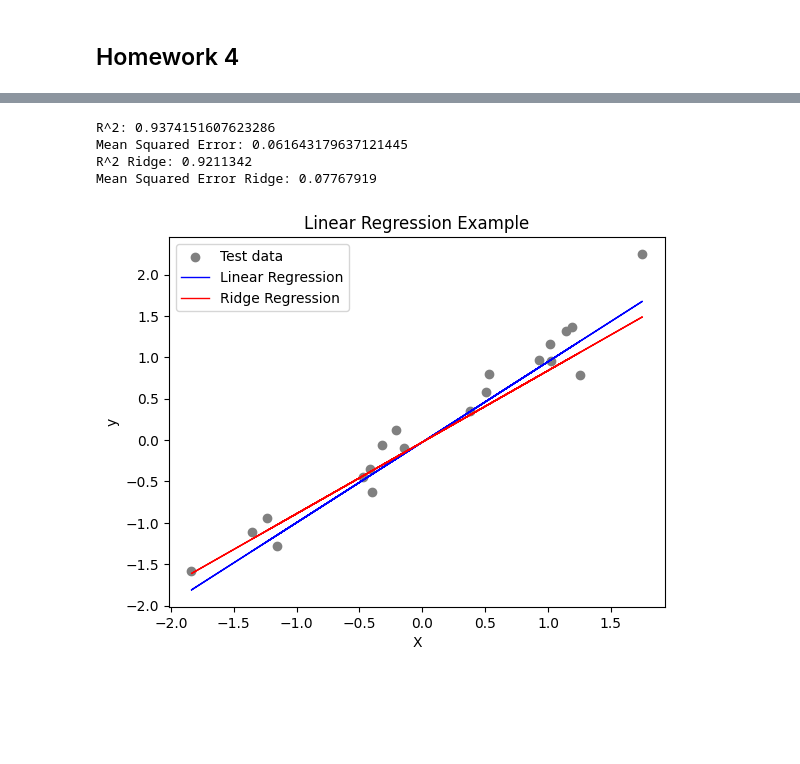
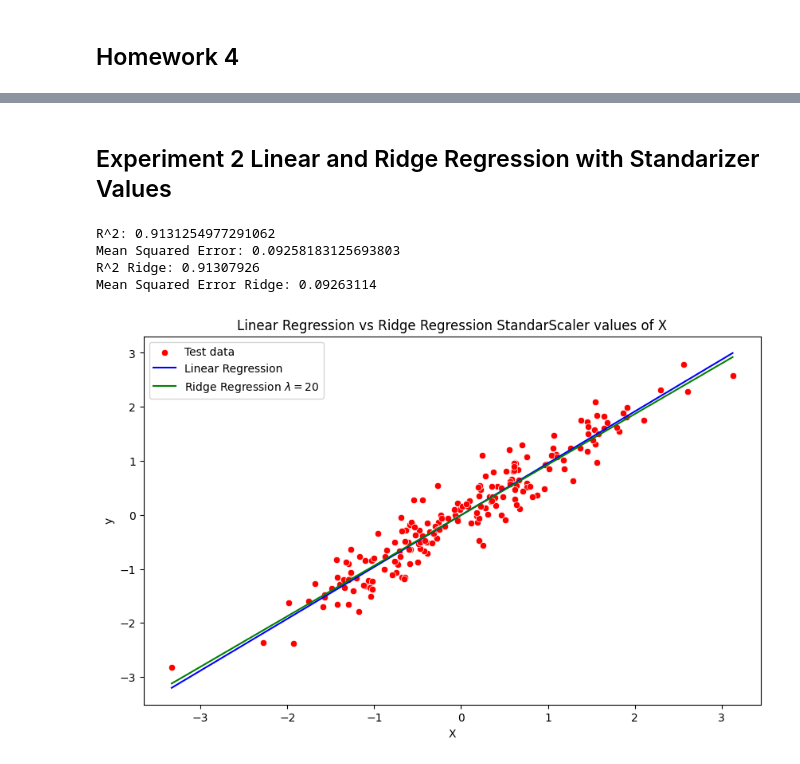
Before and after one commit to jpoolcen/homeworks, a Jupyter notebook: 4-homework_jmpc.ipynb, the cells around one changed output, grey strips where cells are left out. Saved outputs shown, nothing was run; the diff lists cells and outputs as text; code cells hidden in the pictures; blank space fills up the shorter version.

```diff
--- a/4-homework_jmpc.ipynb
+++ b/4-homework_jmpc.ipynb
@@ -13,7 +73,9 @@ from sklearn.preprocessing import StandardScaler
+# %% [markdown]
+## Experiment 2 Linear and Ridge Regression with Standarizer Values
 # %%
 
 # Generate some random regression data
-X, y = make_regression(n_samples=100, n_features=1, noise=10, random_state=42)
+X, y = make_regression(n_samples=1000, n_features=1, noise=5, random_state=42)
 # Create a StandardScaler instance
 scaler_X = StandardScaler()
 scaler_y = StandardScaler()
@@ -29,40 +91,44 @@ X_train, X_test, y_train, y_test = train_test_split(X, y, test_size=0.2, random_
 lin_reg = LinearRegression()
 lin_reg.fit(X_train, y_train)
 
 # Make predictions on the test data
 y_pred = lin_reg.predict(X_test)
 
 # Calculate R^2 and Mean Squared Error
 r = lin_reg.score(X_test,y_test)
 print("R^2:", r)
 
 mse = lin_reg.mean_squared_error(X_test,y_test)
 print("Mean Squared Error:", mse)
 
 
-ridge_regression = RidgeRegression(lambda_=10)
+
+lambda_=20
+ridge_regression = RidgeRegression(lambda_=lambda_)
 ridge_regression.fit(X_train, y_train)
 y_pred_ridge = ridge_regression.predict(X_test)
 
 # Calculate R^2 and Mean Squared Error
 r_ridge = ridge_regression.score(X_test,y_test)
 print("R^2 Ridge:", r_ridge)
 
 mse_ridge = ridge_regression.mean_squared_error(X_test,y_test)
 print("Mean Squared Error Ridge:", mse_ridge)
 
 # Plot the results
-plt.scatter(X_test, y_test, color='gray', label='Test data')
-plt.plot(X_test, y_pred, color='blue', linewidth=1, label='Linear Regression')
-plt.plot(X_test, y_pred_ridge, color='red', linewidth=1, label='Ridge Regression')
+plt.figure(figsize=(10, 6))
+sns.scatterplot(x=X_test.squeeze(), y=y_test.squeeze(),color='red', label='Test data')
+sns.lineplot(x=X_test.squeeze(), y=y_pred.squeeze(),color='blue',  label='Linear Regression')
+sns.lineplot(x=X_test.squeeze(), y=y_pred_ridge.squeeze(),color='green',  label=f'Ridge Regression $\\lambda ={lambda_}$')
 plt.legend()
 plt.xlabel('X')
 plt.ylabel('y')
-plt.title('Linear Regression Example')
+plt.title('Linear Regression vs Ridge Regression StandarScaler values of X')
+plt.savefig('3-Linear_vs_Ridge_Regression.png')
 plt.show()
 # %% [output]
-R^2: 0.9374151607623286
-Mean Squared Error: 0.061643179637121445
-R^2 Ridge: 0.9211342
-Mean Squared Error Ridge: 0.07767919
+R^2: 0.9131254977291062
+Mean Squared Error: 0.09258183125693803
+R^2 Ridge: 0.91307926
+Mean Squared Error Ridge: 0.09263114
-[figure, old version]
+[figure, new version]
```
Also changed, not shown: parts of 4 cells of this notebook, 5 other files.
